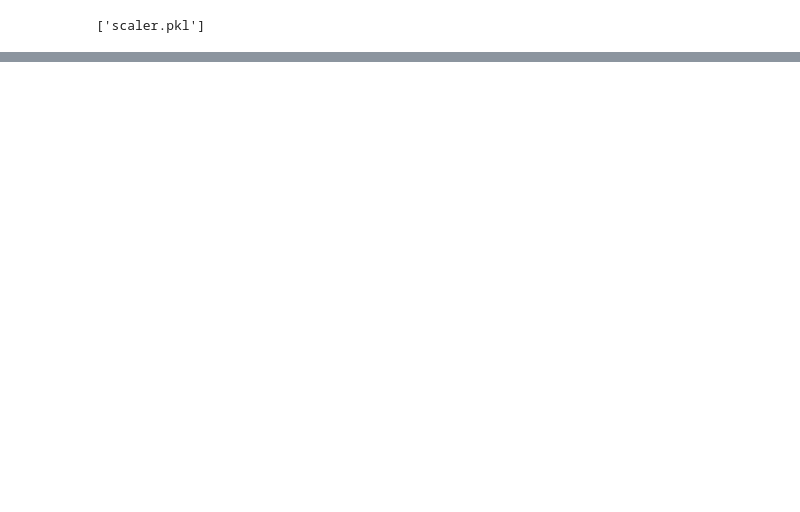
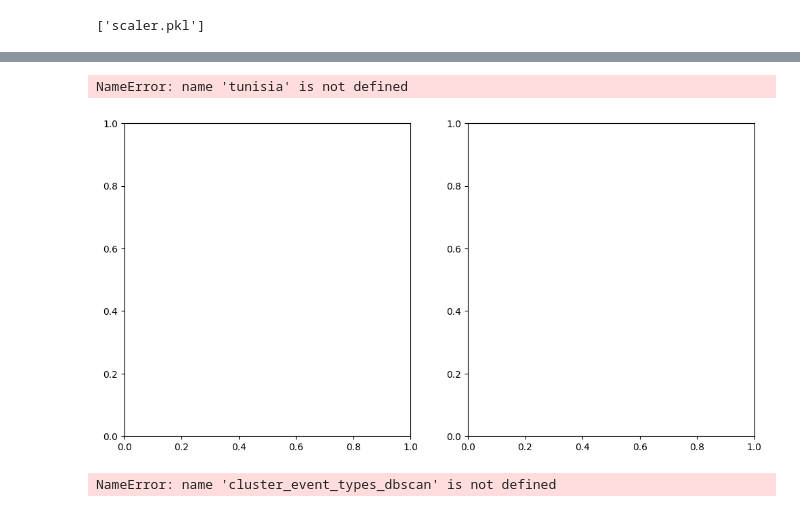
Before and after one commit to BenAmorHanine/personal_security_solution, a Jupyter notebook: notebooks/tn3.ipynb, the cells around one changed output, grey strips where cells are left out. Cells and saved outputs as stored; diff of their text form; code cells hidden in the pictures; blank space fills up the shorter version.

Commit message:
model2

```diff
--- a/notebooks/tn3.ipynb
+++ b/notebooks/tn3.ipynb
@@ -452,3 +470,24 @@ joblib.dump(dbscan, 'risky_location_model.pkl')
 joblib.dump(scaler, 'scaler.pkl')
 # %% [output]
 ['scaler.pkl']
+# %%
+# Step 3: Assign risk scores for DBSCAN
+clusters_dbscan = dbscan.fit_predict(X_scaled)
+df['Cluster_DBSCAN'] = clusters_dbscan
+cluster_weights_dbscan = df[df['Cluster_DBSCAN'] != -1].groupby('Cluster_DBSCAN')['severity_weight'].sum()
+cluster_fatalities_dbscan = df[df['Cluster_DBSCAN'] != -1].groupby('Cluster_DBSCAN')['fatalities'].sum()
+if cluster_weights_dbscan.empty:
+    print("Warning: No DBSCAN clusters formed. Setting Risk_Score to 0.0.")
+    df['Risk_Score_DBSCAN'] = 0.0
+else:
+    df['Risk_Score_DBSCAN'] = df['Cluster_DBSCAN'].map(cluster_weights_dbscan).fillna(0) / cluster_weights_dbscan.max()
+    df['Risk_Score_DBSCAN'] = df.apply(
+        lambda x: x['Risk_Score_DBSCAN'] * (1 + 0.2 * cluster_fatalities_dbscan.get(x['Cluster_DBSCAN'], 0)) if x['Cluster_DBSCAN'] != -1 else 0,
+        axis=1
+    )
+    df['Risk_Score_DBSCAN'] = df.apply(
+        lambda x: max(x['Risk_Score_DBSCAN'], 0.1 * cluster_fatalities_dbscan.get(x['Cluster_DBSCAN'], 0) / cluster_fatalities_dbscan.max()) if x['Cluster_DBSCAN'] != -1 else x['Risk_Score_DBSCAN'],
+        axis=1
+    )
+    df['Risk_Score_DBSCAN'] = df['Risk_Score_DBSCAN'] / df['Risk_Score_DBSCAN'].max()
+print("DBSCAN Risk score distribution:\n", df['Risk_Score_DBSCAN'].describe())
@@ -454,0 +564,34 @@ joblib.dump(scaler, 'scaler.pkl')
+# %%
+# Compare clusters visually
+fig, (ax1, ax2) = plt.subplots(1, 2, figsize=(12, 6))
+tunisia.plot(ax=ax1, color='lightgrey')
+tunisia.plot(ax=ax2, color='lightgrey')
+if 'gdf' in locals():
+    gdf.plot(ax=ax1, color='blue', alpha=0.3, label='Residential Areas')
+    gdf.plot(ax=ax2, color='blue', alpha=0.3, label='Residential Areas')
+sns.scatterplot(data=df, x='longitude', y='latitude', hue='Cluster_DBSCAN', size='Risk_Score_DBSCAN', palette='tab20', ax=ax1, alpha=0.7)
+sns.scatterplot(data=df, x='longitude', y='latitude', hue='Cluster_OPTICS', size='Risk_Score_OPTICS', palette='tab20', ax=ax2, alpha=0.7)
+ax1.set_title('DBSCAN Clusters')
+ax2.set_title('OPTICS Clusters')
+ax1.set_xlabel('Longitude')
+ax1.set_ylabel('Latitude')
+ax2.set_xlabel('Longitude')
+ax2.set_ylabel('Latitude')
+plt.legend()
+plt.show()
+# %% [output]
+NameError: name 'tunisia' is not defined
+[figure, added]
+# %%
+test_points = [
+    (36.8065, 10.1815),  # Tunis
+    (33.8815, 10.0982),  # Gabes
+    (35.6754, 10.1033)   # Kairouan
+]
+for lat, lon in test_points:
+    score_dbscan, norm_dist_dbscan, event_type_dbscan = predict_risk_score(lat, lon, dbscan, scaler, cluster_weights_dbscan, cluster_fatalities_dbscan, cluster_event_types_dbscan, df)
+    score_optics, norm_dist_optics, event_type_optics = predict_risk_score(lat, lon, model_optics, scaler, cluster_weights_optics, cluster_fatalities_optics, cluster_event_types_optics, df)
+    print(f'DBSCAN - Risk Score for ({lat}, {lon}): {score_dbscan:.2f}, Norm. Distance: {norm_dist_dbscan:.2f}, Nearest Cluster Type: {event_type_dbscan}')
+    print(f'OPTICS - Risk Score for ({lat}, {lon}): {score_optics:.2f}, Norm. Distance: {norm_dist_optics:.2f}, Nearest Cluster Type: {event_type_optics}')
+# %% [output]
+NameError: name 'cluster_event_types_dbscan' is not defined
```
Also changed, not shown: parts of 14 cells of this notebook, 6 other files.
